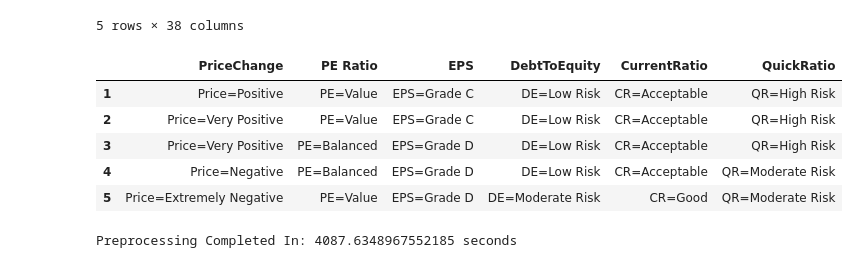
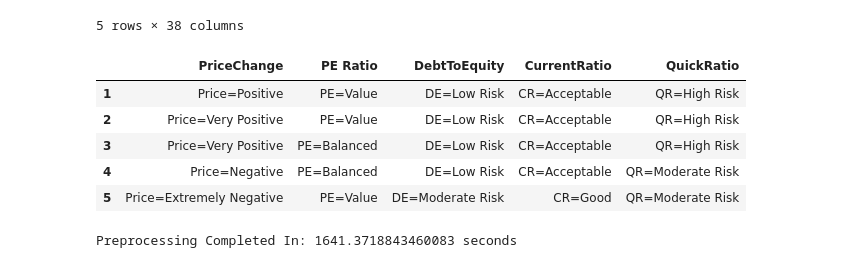
Before and after one commit to Montclair1/TelecomStockSelector, a Jupyter notebook: Verizon_Financials_PreProcessing.ipynb, the cells around one changed output. Cells and saved outputs as stored; diff of their text form; code cells hidden in the pictures.

```diff
--- a/Verizon_Financials_PreProcessing.ipynb
+++ b/Verizon_Financials_PreProcessing.ipynb
@@ -264,21 +264,21 @@ data1final.head()
 # %%
 # Create file for categorical data only
 # We need to experiment with varying these parameters for results (removing columns)
 CatData = data1final.filter(['PriceChange'], axis=1)
 CatData['PriceChange'] = data1final['LN Price Change']
 CatData['PE Ratio'] = data1final['PE Category']
-CatData['EPS'] = data1final['EPS Category']
+#CatData['EPS'] = data1final['EPS Category']
 CatData['DebtToEquity'] = data1final['DebtToEquityCategory']
 CatData['CurrentRatio'] = data1final['Current Ratio Category']
 CatData['QuickRatio'] = data1final['QuickRatioCategory']
 CatData.head()
 # %% [output]
-|  | PriceChange | PE Ratio | EPS | DebtToEquity | CurrentRatio | QuickRatio |
-| 1 | Price=Positive | PE=Value | EPS=Grade C | DE=Low Risk | CR=Acceptable | QR=High Risk |
-| 2 | Price=Very Positive | PE=Value | EPS=Grade C | DE=Low Risk | CR=Acceptable | QR=High Risk |
-| 3 | Price=Very Positive | PE=Balanced | EPS=Grade D | DE=Low Risk | CR=Acceptable | QR=High Risk |
-| 4 | Price=Negative | PE=Balanced | EPS=Grade D | DE=Low Risk | CR=Acceptable | QR=Moderate Risk |
-| 5 | Price=Extremely Negative | PE=Value | EPS=Grade D | DE=Moderate Risk | CR=Good | QR=Moderate Risk |
+|  | PriceChange | PE Ratio | DebtToEquity | CurrentRatio | QuickRatio |
+| 1 | Price=Positive | PE=Value | DE=Low Risk | CR=Acceptable | QR=High Risk |
+| 2 | Price=Very Positive | PE=Value | DE=Low Risk | CR=Acceptable | QR=High Risk |
+| 3 | Price=Very Positive | PE=Balanced | DE=Low Risk | CR=Acceptable | QR=High Risk |
+| 4 | Price=Negative | PE=Balanced | DE=Low Risk | CR=Acceptable | QR=Moderate Risk |
+| 5 | Price=Extremely Negative | PE=Value | DE=Moderate Risk | CR=Good | QR=Moderate Risk |
 # %%
 #export to csv
 data1final.to_csv('VerizonPreProcessed.csv')
@@ -286,4 +286,4 @@ data1final.to_csv('VerizonPreProcessed.csv')
 CatData.to_csv('VerizonCat.csv')
 print("Preprocessing Completed In: %s seconds" % (time.time() - start_time))
 # %% [output]
-Preprocessing Completed In: 4087.6348967552185 seconds
+Preprocessing Completed In: 1641.3718843460083 seconds
```
Also changed, not shown: 2 other files.
